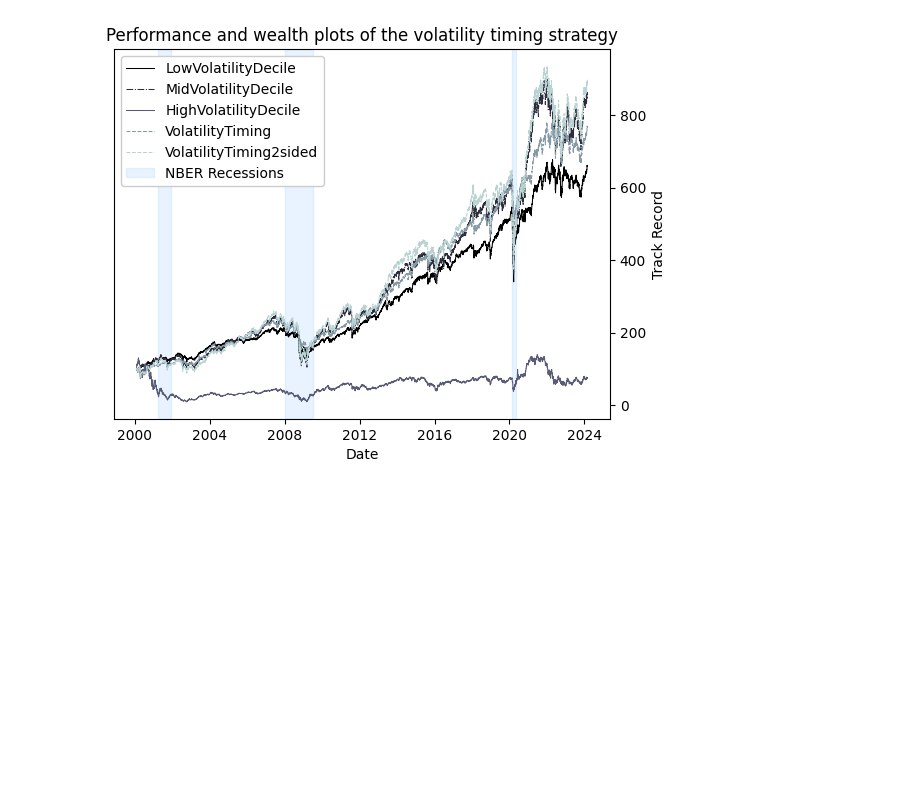
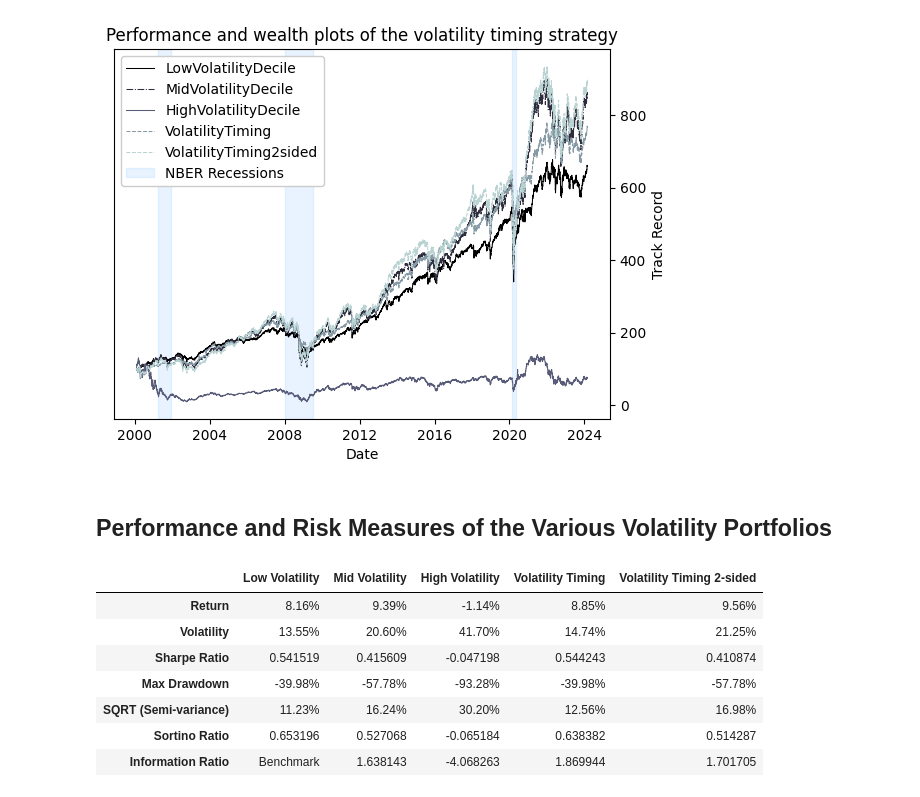
Before and after one commit to NaimLehbiben/Python-API-Bloomberg, a Jupyter notebook: Notebook.ipynb, the cells around one changed output. Cells and saved outputs as stored; diff of their text form; code cells hidden in the pictures; blank space fills up the shorter version.

Commit message:
Metrics #1

```diff
--- a/Notebook.ipynb
+++ b/Notebook.ipynb
@@ -36,3 +36,83 @@ Analysis.plot_trackers(trackers, other_data['USRINDEX Index'])
 # --------------------------------------------------------------
 # %% [output]
 [figure]
+# %% [markdown]
+## Performance and Risk Measures of the Various Volatility Portfolios
+# %%
+import sys
+import os
+import pandas as pd
+import warnings
+
+# Ajouter le répertoire parent pour inclure 'src'
+sys.path.append(os.path.abspath(os.path.join(os.getcwd(), 'src')))
+
+# Imports après avoir ajusté le sys.path
+from backtester.back_tester import BackTesting
+from strategies.strategies import *
+from utils.utilities import Utilities
+from performance.graph import Analysis
+import utils.config as config
+from performance.metrics import MetricsCalculator
+
+# Supprimer les avertissements FutureWarning et RuntimeWarning
+warnings.filterwarnings("ignore", category=FutureWarning)
+warnings.filterwarnings("ignore", category=RuntimeWarning)
+
+params = {
+    "currency": config.CURRENCY,
+    "start_date": config.START_DATE,
+    "end_date": config.END_DATE,
+    "ticker": config.TICKER,
+    "strategy": VolatilityTimingStrategy(),
+    "use_pickle_universe": config.USE_PICKLE_UNIVERSE,
+}
+
+
+# Graph des tracks records des stratégies
+trackers = Utilities.load_trackers(["LowVolatilityDecile", "MidVolatilityDecile", "HighVolatilityDecile", "VolatilityTiming", "VolatilityTiming2sided"])
+other_data = Utilities.get_data_from_pickle('other_US_data')
+
+# Calcul des métriques de performance
+metrics_calculator = MetricsCalculator(other_data)
+
+# Charger les données des portefeuilles
+low_vol_data = Utilities.get_data_from_pickle('LowVolatilityDecile')
+mid_vol_data = Utilities.get_data_from_pickle('MidVolatilityDecile')
+high_vol_data = Utilities.get_data_from_pickle('HighVolatilityDecile')
+vol_timing_data = Utilities.get_data_from_pickle('VolatilityTiming')
+vol_timing_2sided_data = Utilities.get_data_from_pickle('VolatilityTiming2sided')
+
+# Calculer les métriques pour chaque portefeuille
+low_vol_metrics = metrics_calculator.calculate_all_metrics(low_vol_data, low_vol_data)
+mid_vol_metrics = metrics_calculator.calculate_all_metrics(mid_vol_data, low_vol_data)
+high_vol_metrics = metrics_calculator.calculate_all_metrics(high_vol_data, low_vol_data)
+vol_timing_metrics = metrics_calculator.calculate_all_metrics(vol_timing_data, low_vol_data)
+vol_timing_2sided_metrics = metrics_calculator.calculate_all_metrics(vol_timing_2sided_data, low_vol_data)
+
+# Compilation des métriques dans un DataFrame
+metrics_df = pd.DataFrame({
+    'Low Volatility': low_vol_metrics,
+    'Mid Volatility': mid_vol_metrics,
+    'High Volatility': high_vol_metrics,
+    'Volatility Timing': vol_timing_metrics,
+    'Volatility Timing 2-sided': vol_timing_2sided_metrics
+})
+
+
+metrics_df = metrics_df.applymap(lambda x: x.item() if isinstance(x, pd.Series) else x)
+metrics_df.update(metrics_df.loc[['Return', 'Volatility', 'Max Drawdown', 'SQRT (Semi-variance)']].applymap(lambda x: f"{x:.2f}%" if pd.notnull(x) else "NaN"))
+
+
+metrics_df.replace([-np.inf, np.inf], 'Benchmark', inplace=True)
+
+metrics_df
+# %% [output]
+|  | Low Volatility | Mid Volatility | High Volatility | Volatility Timing | Volatility Timing 2-sided |
+| Return | 8.16% | 9.39% | -1.14% | 8.85% | 9.56% |
+| Volatility | 13.55% | 20.60% | 41.70% | 14.74% | 21.25% |
+| Sharpe Ratio | 0.541519 | 0.415609 | -0.047198 | 0.544243 | 0.410874 |
+| Max Drawdown | -39.98% | -57.78% | -93.28% | -39.98% | -57.78% |
+| SQRT (Semi-variance) | 11.23% | 16.24% | 30.20% | 12.56% | 16.98% |
+| Sortino Ratio | 0.653196 | 0.527068 | -0.065184 | 0.638382 | 0.514287 |
+| Information Ratio | Benchmark | 1.638143 | -4.068263 | 1.869944 | 1.701705 |
```
Also changed, not shown: 2 other files.
